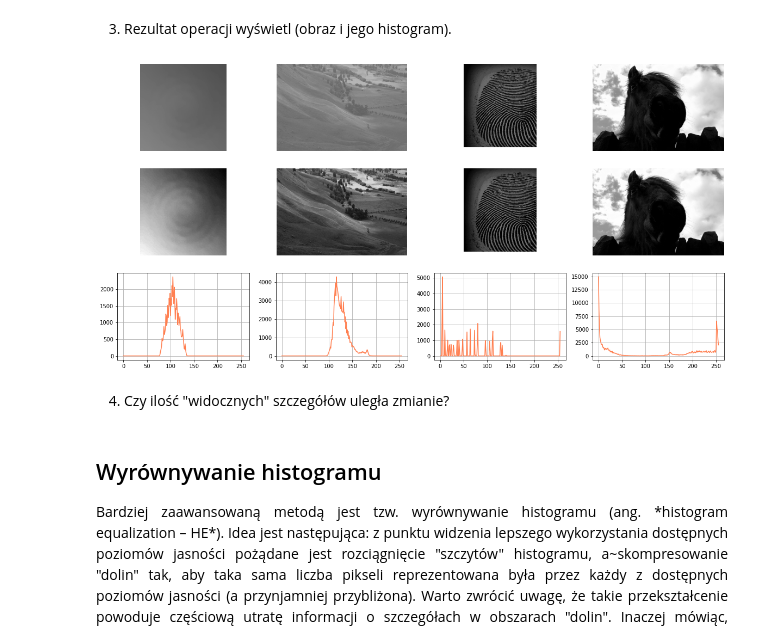
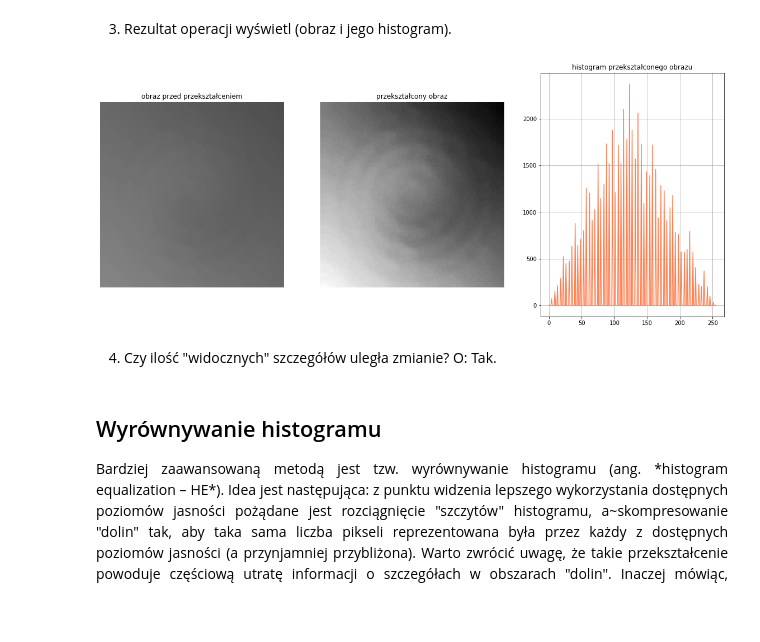
Before and after one commit to mhawryluk/wdcpo, a Jupyter notebook: lab3/03_histogram.ipynb, the cells around one changed output. Drawn from its saved outputs; the diff is of its cells as text; code cells hidden in the pictures; blank space fills up the shorter version.

```diff
--- a/lab3/03_histogram.ipynb
+++ b/lab3/03_histogram.ipynb
@@ -83,7 +83,7 @@ for image in images:
     - Ostatnim argumentem jest zakres wartości. Dla obrazów typu *uint8* powinien on wynosić *[0, 256]*.
     - Funkcja zwraca obliczony histogram.
 # %%
-get_hist = lambda image : cv2.calcHist([image], None, None, [256], [0, 256])
+get_hist = lambda image : cv2.calcHist([image], [0], None, [256], [0, 256])
 get_hist(images[0])
 # %% [output]
 array([[  0.],
@@ -121,6 +121,6 @@ for i, image in enumerate(images):
     axsLena[0, i].imshow(image, 'gray', vmin=0, vmax=256)
     axsLena[0, i].axis('off')
 
-    axsLena[1, i].plot(get_hist(image), color='coral')
+    axsLena[1, i].plot(get_hist(image), color='darkseagreen')
     axsLena[1, i].grid()
 # %% [output]
@@ -150,8 +152,3 @@ if not os.path.exists("hist4.bmp") :
     !wget https://raw.githubusercontent.com/vision-agh/poc_sw/master/03_Histogram/hist4.bmp --no-check-certificate
 # %%
 hist_images = [cv2.imread(f'hist{i}.bmp', cv2.IMREAD_GRAYSCALE) for i in range(1, 5)]
-plt.gray()
-
-for image in hist_images:
-    plt.imshow(image, vmin=0, vmax=255)
-    plt.show()
@@ -173,28 +165,32 @@ for image in hist_images:
     Należy wykorzystać normę `cv2.NORM_MINMAX`.
 # %%
 normalized_images = [
-    cv2.normalize(image, None, 0, 256, cv2.NORM_MINMAX)
+    cv2.normalize(image, None, 0, 255, cv2.NORM_MINMAX)
     for image in hist_images
 ]
 # %% [markdown]
 3. Rezultat operacji wyświetl (obraz i jego histogram).
 # %%
-fig, ax = plt.subplots(3, 4)
-fig.set_size_inches(20, 10)
+fig, ax = plt.subplots(1, 3)
+fig.set_size_inches(20, 8)
 
-for i, (image, new_image) in enumerate(zip(hist_images, normalized_images)):
-    ax[0, i].imshow(image, 'gray', vmin=0, vmax=256)
-    ax[0, i].axis('off')
+ax[0].imshow(hist_images[0], 'gray', vmin=0, vmax=256)
+ax[0].axis('off')
+ax[0].set_title('obraz przed przekształceniem')
 
-    ax[1, i].imshow(new_image, 'gray', vmin=0, vmax=256)
-    ax[1, i].axis('off')
+ax[1].imshow(normalized_images[0], 'gray', vmin=0, vmax=256)
+ax[1].axis('off')
+ax[1].set_title('przekształcony obraz')
 
-    ax[2, i].plot(get_hist(image), color='coral')
-    ax[2, i].grid()
+ax[2].plot(get_hist(normalized_images[0]), color='coral')
+ax[2].grid()
+ax[2].set_title('histogram przekształconego obrazu')
+
+plt.show()
 # %% [output]
-[figure, old version]
+[figure, new version]
 # %% [markdown]
-4. Czy ilość "widocznych" szczegółów uległa zmianie?
+4. Czy ilość "widocznych" szczegółów uległa zmianie? O: Tak.
 # %% [markdown]
 ## Wyrównywanie histogramu
 
```
Also changed, not shown: parts of 37 cells of this notebook, 2 other files.
